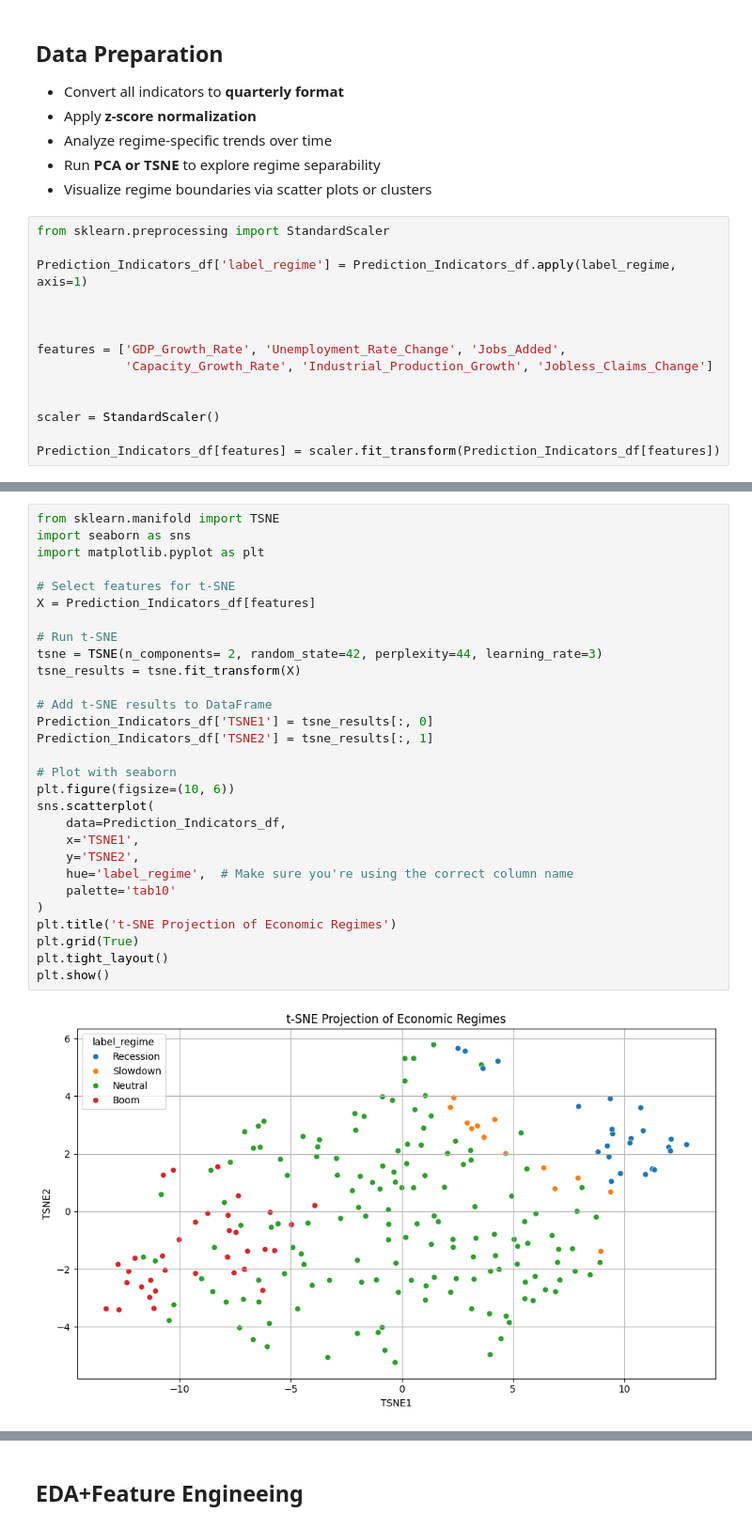
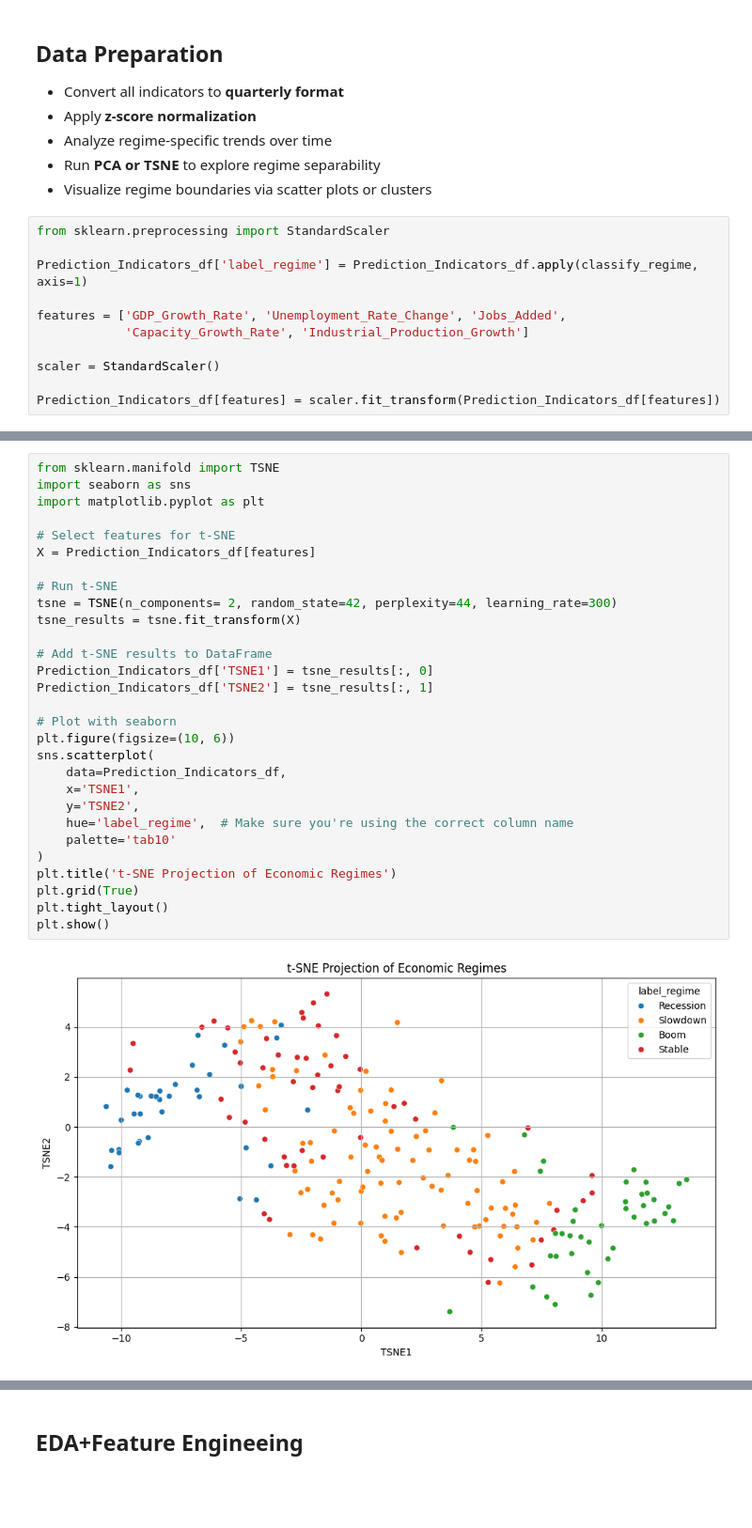
Before and after one commit to Makster04/FINAL_CAPSTONE_PROJECT, a Jupyter notebook: Real_Notebool.ipynb, the cells around one changed output, grey strips where cells are left out. Shown at 94% size. Saved outputs shown, nothing was run; the diff lists cells and outputs as text; blank space fills up the shorter version.

```diff
--- a/Real_Notebool.ipynb
+++ b/Real_Notebool.ipynb
@@ -928,13 +839,10 @@ Insights:
 # %%
 from sklearn.preprocessing import StandardScaler
 
-Prediction_Indicators_df['label_regime'] = Prediction_Indicators_df.apply(label_regime, axis=1)
-
-
+Prediction_Indicators_df['label_regime'] = Prediction_Indicators_df.apply(classify_regime, axis=1)
 
 features = ['GDP_Growth_Rate', 'Unemployment_Rate_Change', 'Jobs_Added',
-            'Capacity_Growth_Rate', 'Industrial_Production_Growth', 'Jobless_Claims_Change']
-
+            'Capacity_Growth_Rate', 'Industrial_Production_Growth']
 
 scaler = StandardScaler()
 
@@ -1073,34 +981,34 @@ sns.scatterplot(data=Prediction_Indicators_df, x='PC1', y='PC2', hue='label_regi
 # %%
 from sklearn.manifold import TSNE
 import seaborn as sns
 import matplotlib.pyplot as plt
 
 # Select features for t-SNE
 X = Prediction_Indicators_df[features]
 
 # Run t-SNE
-tsne = TSNE(n_components= 2, random_state=42, perplexity=44, learning_rate=3)
+tsne = TSNE(n_components= 2, random_state=42, perplexity=44, learning_rate=300)
 tsne_results = tsne.fit_transform(X)
 
 # Add t-SNE results to DataFrame
 Prediction_Indicators_df['TSNE1'] = tsne_results[:, 0]
 Prediction_Indicators_df['TSNE2'] = tsne_results[:, 1]
 
 # Plot with seaborn
 plt.figure(figsize=(10, 6))
 sns.scatterplot(
     data=Prediction_Indicators_df,
     x='TSNE1',
     y='TSNE2',
     hue='label_regime',  # Make sure you're using the correct column name
     palette='tab10'
 )
 plt.title('t-SNE Projection of Economic Regimes')
 plt.grid(True)
 plt.tight_layout()
 plt.show()
 # %% [output]
-[figure, old version]
+[figure, new version]
 # %%
 from sklearn.cluster import KMeans
 from sklearn.manifold import TSNE
```
Also changed, not shown: parts of 19 cells of this notebook, 10 other files.
